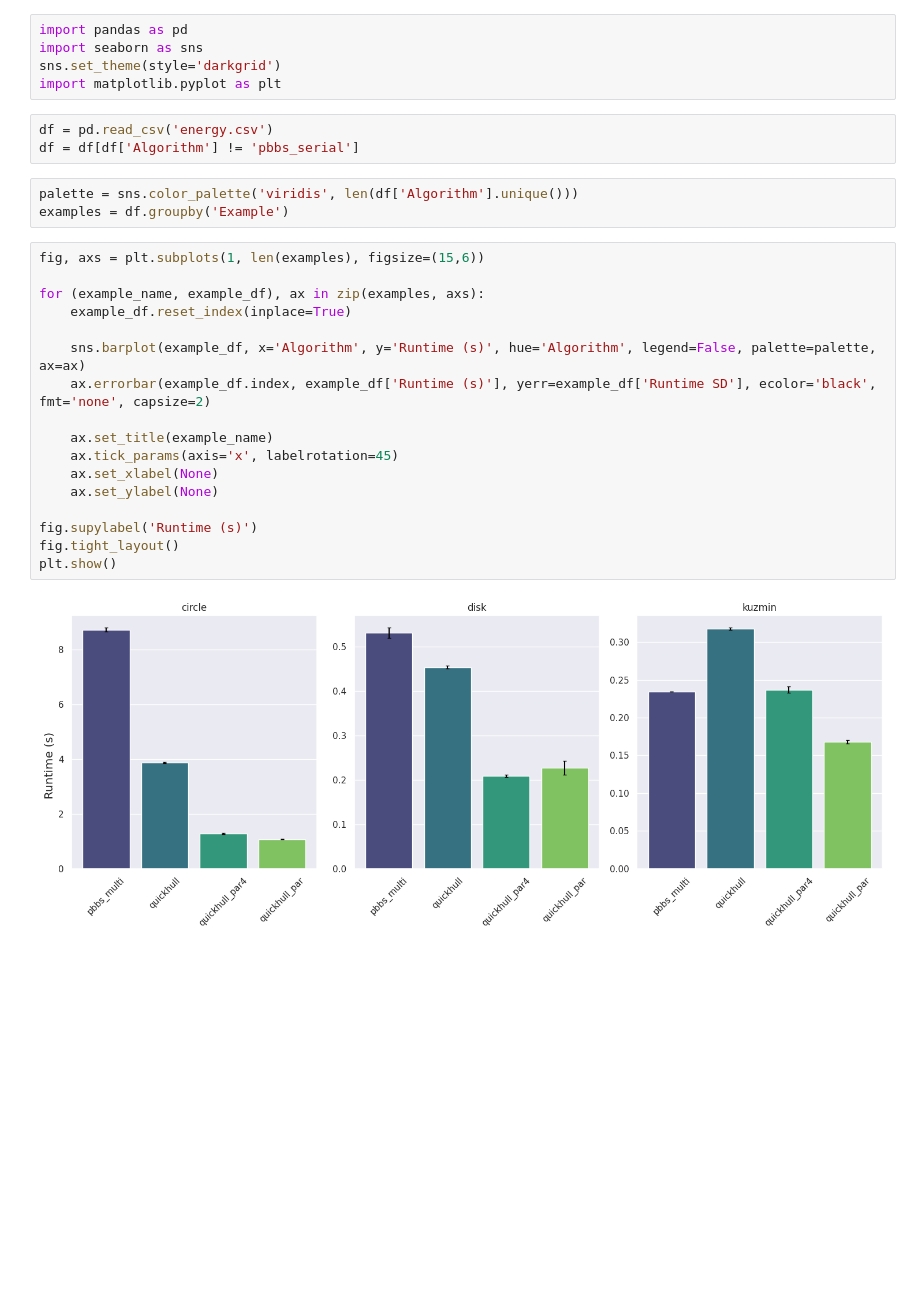
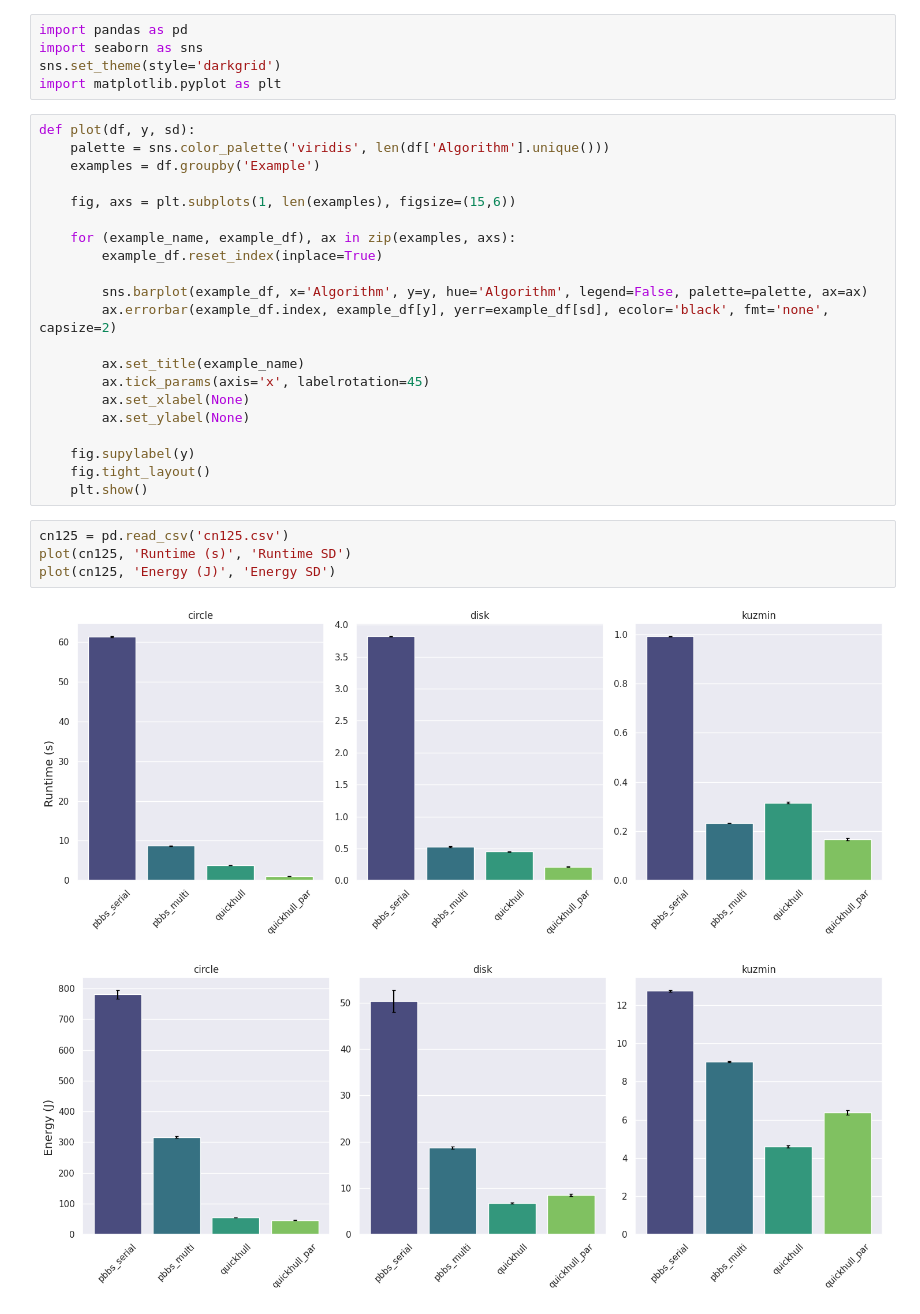
Before and after one commit to thomas3494/vecqhull, a Jupyter notebook: pbbsenergy/energy.ipynb, the cells around one changed output. Cells and saved outputs as stored; diff of their text form; blank space fills up the shorter version.

Commit message:
cn125 and cn132 energy measurements

```diff
--- a/pbbsenergy/energy.ipynb
+++ b/pbbsenergy/energy.ipynb
@@ -3,29 +3,32 @@ import pandas as pd
 import seaborn as sns
 sns.set_theme(style='darkgrid')
 import matplotlib.pyplot as plt
-# %%
-df = pd.read_csv('energy.csv')
-df = df[df['Algorithm'] != 'pbbs_serial']
-# %%
-palette = sns.color_palette('viridis', len(df['Algorithm'].unique()))
-examples = df.groupby('Example')
+# %%
+def plot(df, y, sd):
+    palette = sns.color_palette('viridis', len(df['Algorithm'].unique()))
+    examples = df.groupby('Example')
+
+    fig, axs = plt.subplots(1, len(examples), figsize=(15,6))
+
+    for (example_name, example_df), ax in zip(examples, axs):
+        example_df.reset_index(inplace=True)
+
+        sns.barplot(example_df, x='Algorithm', y=y, hue='Algorithm', legend=False, palette=palette, ax=ax)
+        ax.errorbar(example_df.index, example_df[y], yerr=example_df[sd], ecolor='black', fmt='none', capsize=2)
+
+        ax.set_title(example_name)
+        ax.tick_params(axis='x', labelrotation=45)
+        ax.set_xlabel(None)
+        ax.set_ylabel(None)
+
+    fig.supylabel(y)
+    fig.tight_layout()
+    plt.show()
 # %%
-fig, axs = plt.subplots(1, len(examples), figsize=(15,6))
-
-for (example_name, example_df), ax in zip(examples, axs):
-    example_df.reset_index(inplace=True)
-
-    sns.barplot(example_df, x='Algorithm', y='Runtime (s)', hue='Algorithm', legend=False, palette=palette, ax=ax)
-    ax.errorbar(example_df.index, example_df['Runtime (s)'], yerr=example_df['Runtime SD'], ecolor='black', fmt='none', capsize=2)
-
-    ax.set_title(example_name)
-    ax.tick_params(axis='x', labelrotation=45)
-    ax.set_xlabel(None)
-    ax.set_ylabel(None)
-
-fig.supylabel('Runtime (s)')
-fig.tight_layout()
-plt.show()
+cn125 = pd.read_csv('cn125.csv')
+plot(cn125, 'Runtime (s)', 'Runtime SD')
+plot(cn125, 'Energy (J)', 'Energy SD')
 # %% [output]
-[figure, old version]
+[figure, new version]
+[figure, added]
 # %%
```
Also changed, not shown: parts of 1 cell of this notebook, 3 other files.
